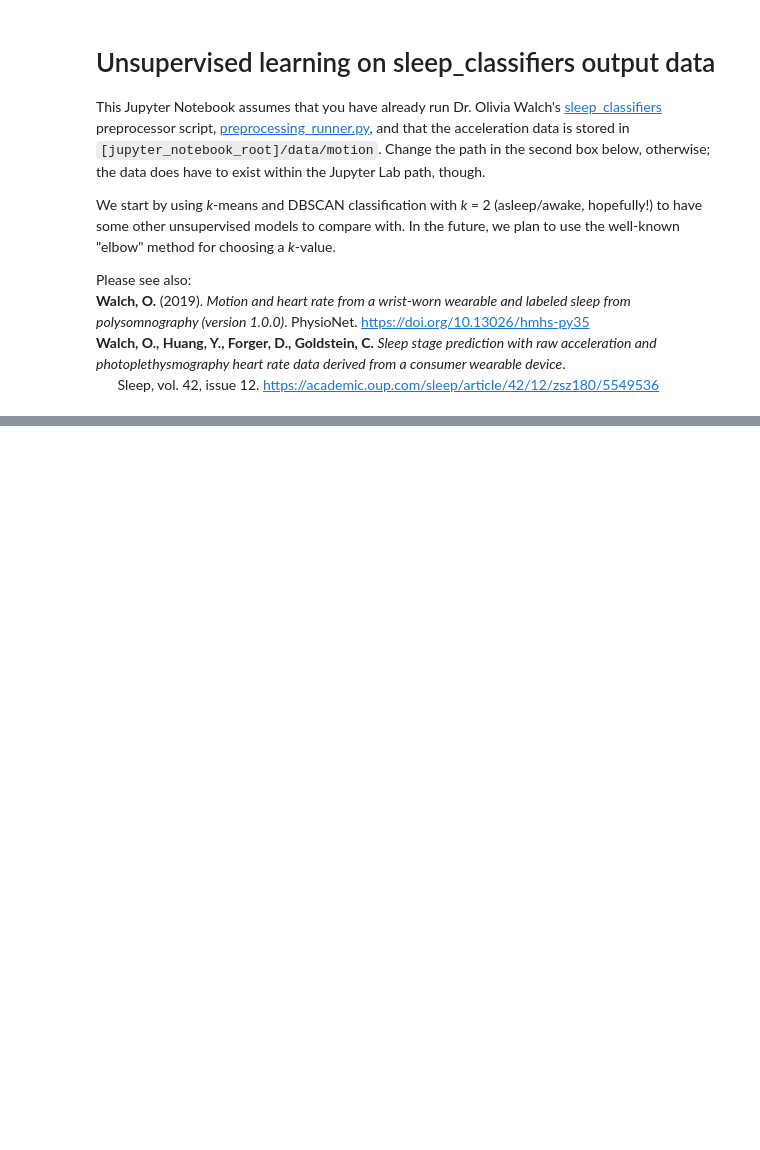
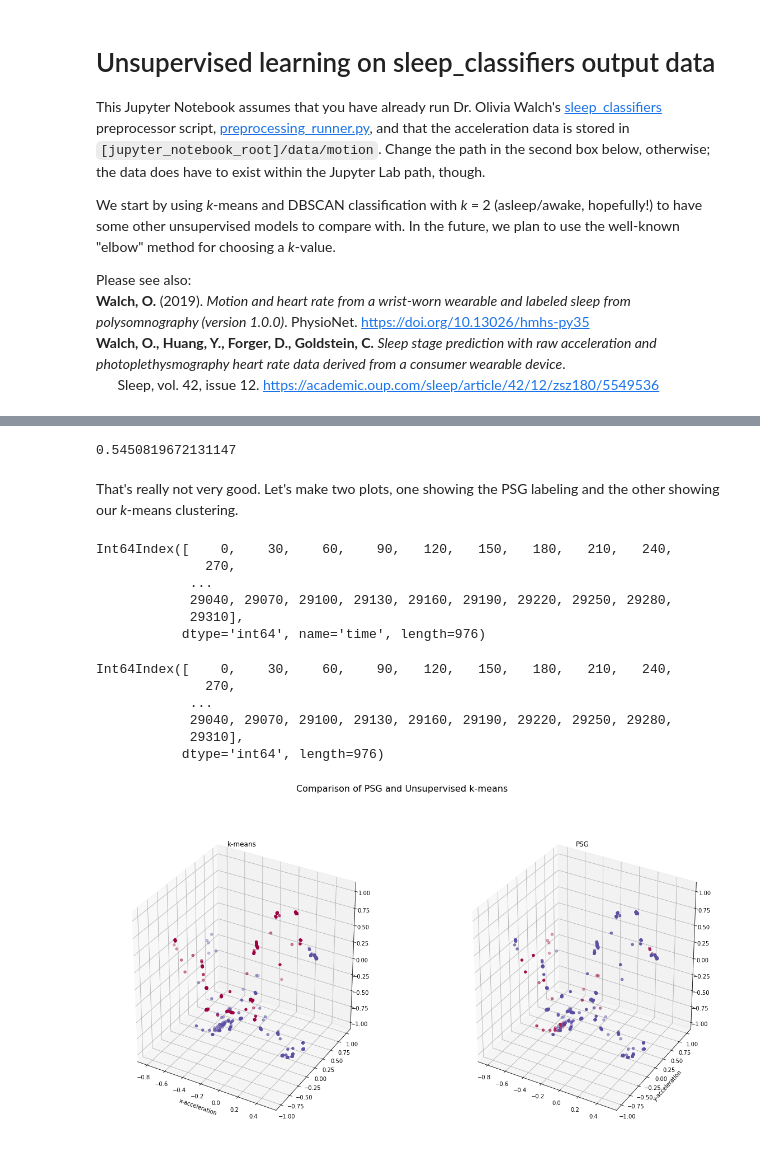
Before and after one commit to ericcanton/sleep_classifiers_accel_ML, a Jupyter notebook: unsupervised.ipynb, the cells around one changed output, grey strips where cells are left out. Drawn from its saved outputs; the diff is of its cells as text; code cells hidden in the pictures; blank space fills up the shorter version.

```diff
--- a/unsupervised.ipynb
+++ b/unsupervised.ipynb
@@ -60,0 +94,9 @@ Text(0.5, 0, 'y accel')
+# %%
+downsample_list = []
+for j in range(int(accel.tail(1).index[0]/30)):
+    sample = accel.loc[30*j:30*(j+1)-0.1] # 0.1 is around the average time separation between samples in accel. DataFrame slices are inclusive.
+    downsample_list.append((30*j,
+                            sample['Wake_Sleep'].mode()[0],
+                            min(int(sample['Wake_Sleep'].mean()/0.5), 1), # There are some intervals with a mean of 1.
+                            sample['x'].mean(), sample['y'].mean(), sample['z'].mean()
+                           ))
@@ -60,0 +107,2 @@ Text(0.5, 0, 'y accel')
+# %%
+downsample_df = pd.DataFrame([d[1:] for d in downsample_list], index = [d[0] for d in downsample_list], columns = ('Majority', 'Average', 'x', 'y', 'z'))
@@ -60,0 +115,2 @@ Text(0.5, 0, 'y accel')
+# %%
+accel_pos_lab.set_index('time', inplace=True)
@@ -61,2 +123,50 @@ Text(0.5, 0, 'y accel')
+# %%
+downsample_df = downsample_df.loc[:29310]
+downsample_df.drop(labels=[21120, 25710], axis=0, inplace=True)
+# %%
+jacc(downsample_df['Majority'], accel_pos_lab['Wake_Sleep'])
+# %% [output]
+0.5450819672131147
+# %% [markdown]
+That's really not very good. Let's make two plots, one showing the PSG labeling and the other showing our _k_-means clustering.
+# %%
+accel_pos_lab.index
+# %% [output]
+Int64Index([    0,    30,    60,    90,   120,   150,   180,   210,   240,
+              270,
+            ...
+            29040, 29070, 29100, 29130, 29160, 29190, 29220, 29250, 29280,
+            29310],
+           dtype='int64', name='time', length=976)
+# %%
+downsample_df.index
+# %% [output]
+Int64Index([    0,    30,    60,    90,   120,   150,   180,   210,   240,
+              270,
+            ...
+            29040, 29070, 29100, 29130, 29160, 29190, 29220, 29250, 29280,
+            29310],
+           dtype='int64', length=976)
+# %%
+fig_cmp = plt.figure(figsize=(20, 10))
+ax0 = fig_cmp.add_subplot(1,2,1, projection="3d")
+ax1 = fig_cmp.add_subplot(1,2,2, projection="3d")
+
+for k, color in zip(range(2), colors):
+    cluster0 = (downsample_df['Majority'] == k)
+    cluster1 = (accel_pos_lab['Wake_Sleep'] == k)
+
+    ax0.scatter(downsample_df[cluster0]['x'], downsample_df[cluster0]['y'], downsample_df[cluster0]['z'], c=[color])
+    ax1.scatter(downsample_df[cluster1]['x'], downsample_df[cluster1]['y'], downsample_df[cluster1]['z'], c=[color])
+
+ax0.set_xlabel('x-acceleration')
+ax1.set_ylabel('y-acceleration')
+ax0.set_title('k-means')
+ax1.set_title('PSG')
+
+fig_cmp.suptitle('Comparison of PSG and Unsupervised k-means', fontsize=16)
+plt.savefig("Comparison.png")
+# %% [output]
+[figure, added]
 # %% [markdown]
 ## OPTICS
```
Also changed, not shown: parts of 30 cells of this notebook.
